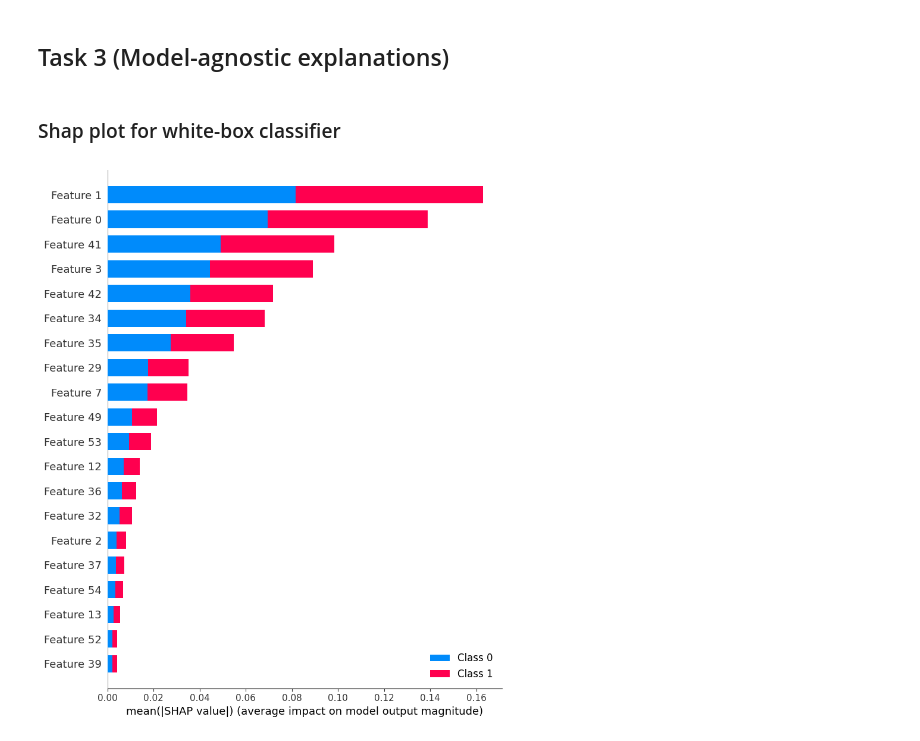
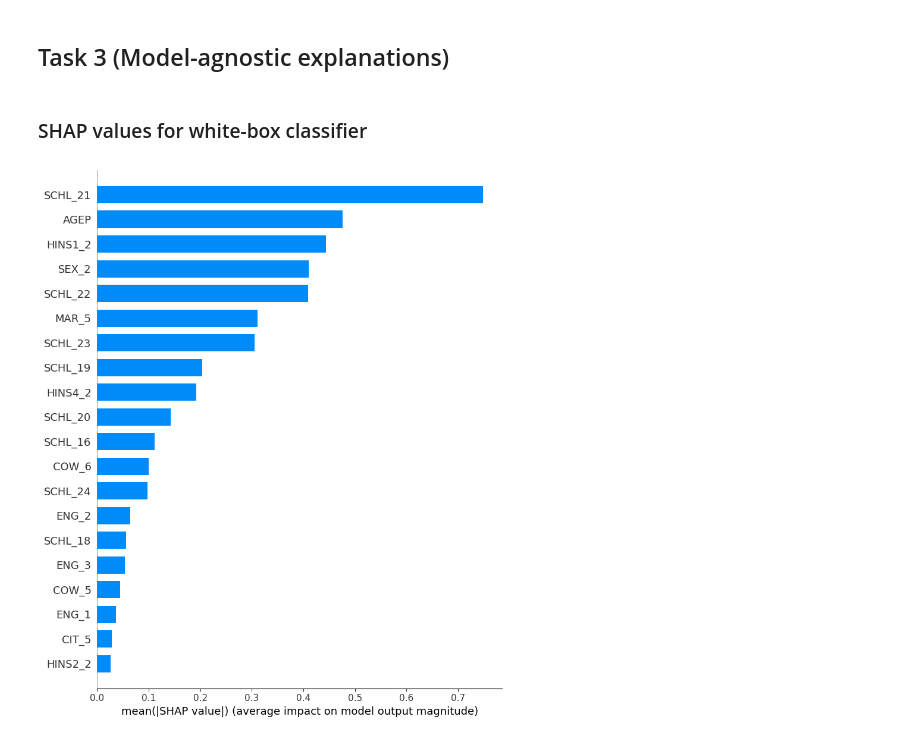
Before and after one commit to const5craciun/algo_fair, a Jupyter notebook: Notebook.ipynb, the cells around one changed output. Saved outputs shown, nothing was run; the diff lists cells and outputs as text; code cells hidden in the pictures.

Commit message:
Adding new plots from SHAP module

```diff
--- a/Notebook.ipynb
+++ b/Notebook.ipynb
@@ -785,13 +784,12 @@ It seems that observation 374998 (predicted positive) and observation 140871 (pr
 # %% [markdown]
 ## Task 3 (Model-agnostic explanations)
 # %% [markdown]
-### Shap plot for white-box classifier
+### SHAP values for white-box classifier
 # %%
-lr_explainer = shap.LinearExplainer(lr, X_test)
-lr_shap_values = lr_explainer.shap_values(X_test)
-X_test_array = X_test.to_numpy()
+lr_explainer = shap.LinearExplainer(lr, X_train_scaled, feature_names=X_test.columns)
+lr_shap_values = lr_explainer(X_test_scaled)
-# %%
-# shap.summary_plot(lr_shap_values, X_test)
-shap.summary_plot(shap_values, X_test_array)
-# %% [output]
-[figure, removed]
+# %%
+# Summary plot of type "bar" of the SHAP values of the Logistic Regression model
+shap.summary_plot(lr_shap_values, X_test_scaled, feature_names=X_test.columns, plot_type="bar")
+# %% [output]
+[figure, added]
```
Also changed, not shown: parts of 10 cells of this notebook, 2 other files.
